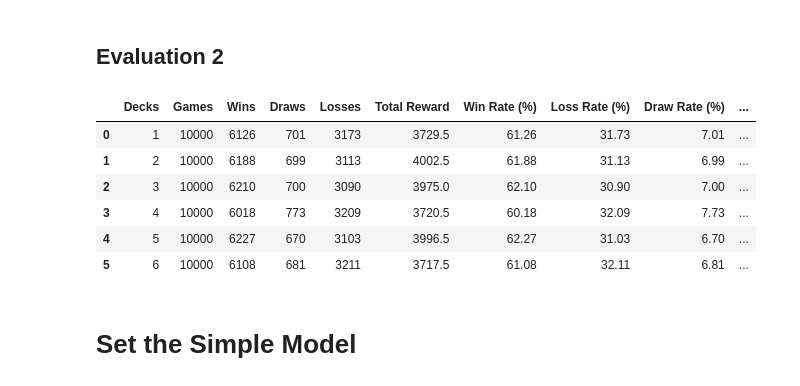
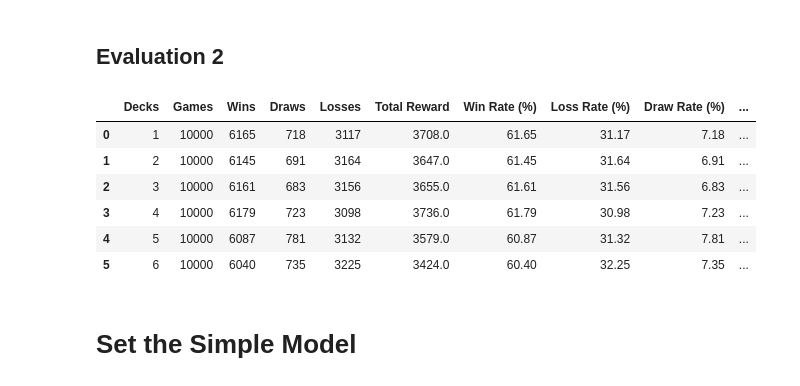
Before and after one commit to AHansViary/Blackjack-Simulation, a Jupyter notebook: Experiment-Complex/traditional.ipynb, the cells around one changed output. Cells and saved outputs as stored; diff of their text form; code cells hidden in the pictures.

```diff
--- a/Experiment-Complex/traditional.ipynb
+++ b/Experiment-Complex/traditional.ipynb
@@ -251,7 +251,7 @@ num_games = 10_000
 num_decks = 6
 
 for num_deck in range(1, num_decks + 1):
-    env = BlackjackEnv(numdecks=num_deck, natural=True)
+    env = BlackjackEnv(numdecks=num_deck, natural=False)
 
     wins = 0
     losses = 0
@@ -342,7 +342,7 @@ num_games = 10_000
 num_decks = 6
 
 for num_deck in range(1, num_decks + 1):
-    env = BlackjackEnv(numdecks=num_deck, natural=True)
+    env = BlackjackEnv(numdecks=num_deck, natural=False)
 
     money = 100
     wins = 0
@@ -394,39 +394,39 @@ for num_deck in range(1, num_decks + 1):
                     money += 2
                 elif reward < 0:
                     losses += 1
                 else:
                     draws += 1
                     money += 1
 
         if money <= 0:
             break
 
     # Store results
     results.append({
         "Decks": num_deck,
         "Games": game,
         "Wins": wins,
         "Draws": draws,
         "Losses": losses,
         "Total Reward": total_reward,
         "Win Rate (%)": round((wins / game) * 100, 4),
         "Loss Rate (%)": round((losses / game) * 100, 4),
         "Draw Rate (%)": round((draws / game) * 100, 4),
         "Average Reward": round(total_reward / game, 4),
         "Final Money": money,
     })
 
 # Convert to DataFrame
 df_mixed_2 = pd.DataFrame(results)
 df_mixed_2
 # %% [output]
 |  | Decks | Games | Wins | Draws | Losses | Total Reward | Win Rate (%) | Loss Rate (%) | Draw Rate (%) | ... |
-| 0 | 1 | 10000 | 6126 | 701 | 3173 | 3729.5 | 61.26 | 31.73 | 7.01 | ... |
-| 1 | 2 | 10000 | 6188 | 699 | 3113 | 4002.5 | 61.88 | 31.13 | 6.99 | ... |
-| 2 | 3 | 10000 | 6210 | 700 | 3090 | 3975.0 | 62.10 | 30.90 | 7.00 | ... |
-| 3 | 4 | 10000 | 6018 | 773 | 3209 | 3720.5 | 60.18 | 32.09 | 7.73 | ... |
-| 4 | 5 | 10000 | 6227 | 670 | 3103 | 3996.5 | 62.27 | 31.03 | 6.70 | ... |
-| 5 | 6 | 10000 | 6108 | 681 | 3211 | 3717.5 | 61.08 | 32.11 | 6.81 | ... |
+| 0 | 1 | 10000 | 6165 | 718 | 3117 | 3708.0 | 61.65 | 31.17 | 7.18 | ... |
+| 1 | 2 | 10000 | 6145 | 691 | 3164 | 3647.0 | 61.45 | 31.64 | 6.91 | ... |
+| 2 | 3 | 10000 | 6161 | 683 | 3156 | 3655.0 | 61.61 | 31.56 | 6.83 | ... |
+| 3 | 4 | 10000 | 6179 | 723 | 3098 | 3736.0 | 61.79 | 30.98 | 7.23 | ... |
+| 4 | 5 | 10000 | 6087 | 781 | 3132 | 3579.0 | 60.87 | 31.32 | 7.81 | ... |
+| 5 | 6 | 10000 | 6040 | 735 | 3225 | 3424.0 | 60.40 | 32.25 | 7.35 | ... |
 # %% [markdown]
 # Set the Simple Model
 # %%
```
Also changed, not shown: parts of 3 cells of this notebook.
